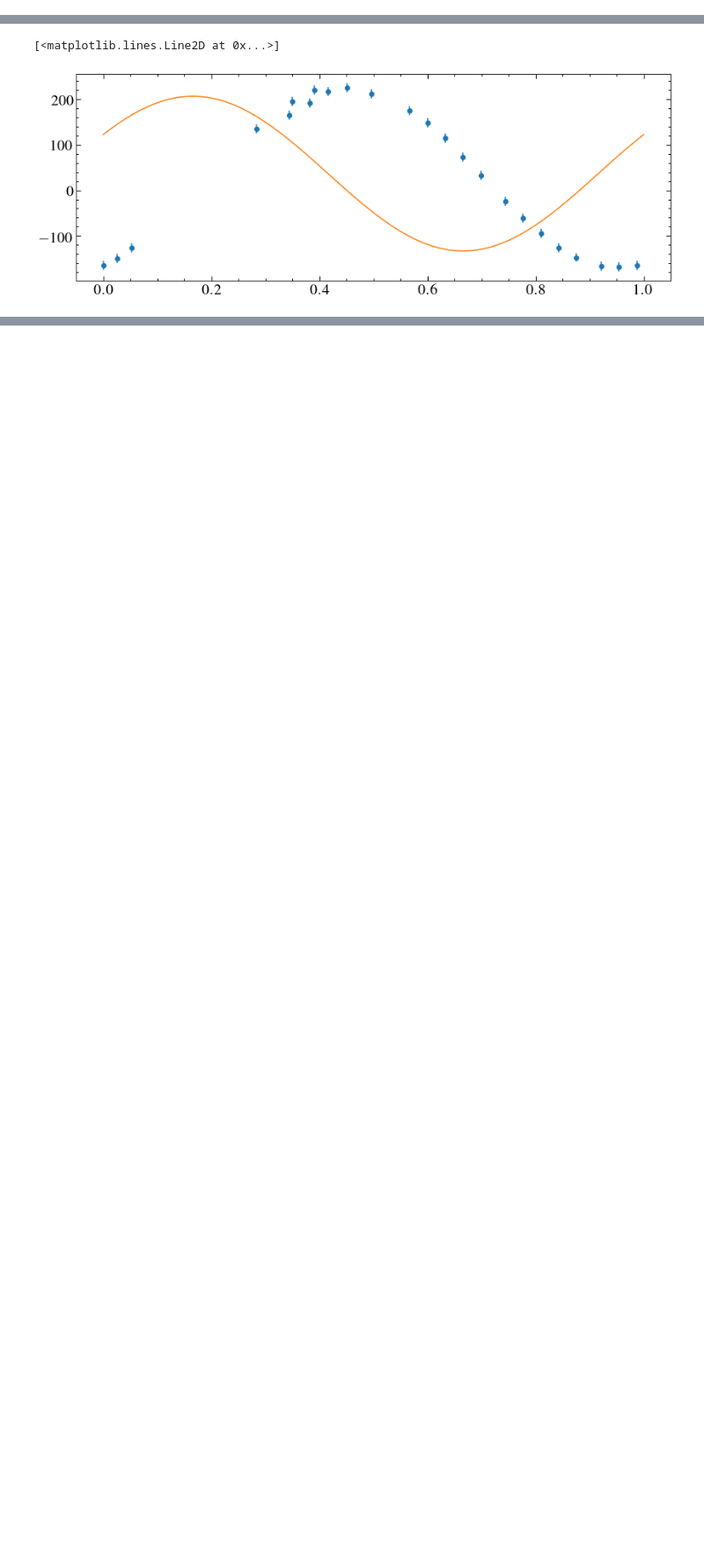
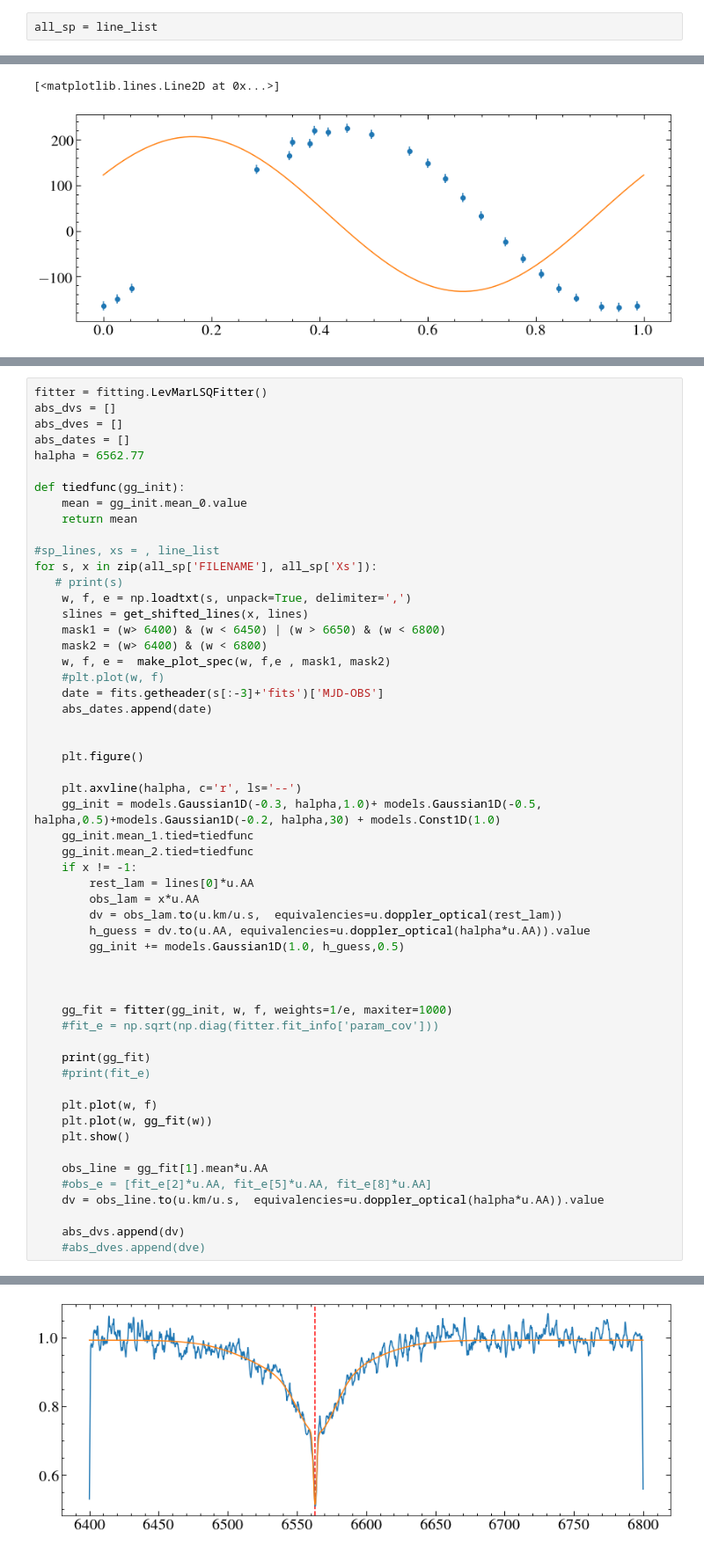
Before and after one commit to davidjwilson/wd-bd, a Jupyter notebook: dv_find.ipynb, the cells around one changed output, grey strips where cells are left out. Shown at 88% size. Drawn from its saved outputs; the diff is of its cells as text; blank space fills up the shorter version.

```diff
--- a/dv_find.ipynb
+++ b/dv_find.ipynb
@@ -24,6 +24,8 @@ vispath = path + 'VIS_notell/'
 sp = glob.glob(vispath+'*TAC.csv')
 # %%
 line_list = Table.read('line_positions.ecsv')
+# %%
+all_sp = line_list
 # %%
 len(line_list[line_list['Xs'] !=  -1.0])
 # %% [output]
@@ -266,0 +290,56 @@ Can't deal with errors for some reason
+# %%
+fitter = fitting.LevMarLSQFitter()
+abs_dvs = []
+abs_dves = []
+abs_dates = []
+halpha = 6562.77
+
+def tiedfunc(gg_init):
+    mean = gg_init.mean_0.value
+    return mean
+
+#sp_lines, xs = , line_list
+for s, x in zip(all_sp['FILENAME'], all_sp['Xs']):
+   # print(s)
+    w, f, e = np.loadtxt(s, unpack=True, delimiter=',')
+    slines = get_shifted_lines(x, lines)
+    mask1 = (w> 6400) & (w < 6450) | (w > 6650) & (w < 6800)
+    mask2 = (w> 6400) & (w < 6800)
+    w, f, e =  make_plot_spec(w, f,e , mask1, mask2)
+    #plt.plot(w, f)
+    date = fits.getheader(s[:-3]+'fits')['MJD-OBS']
+    abs_dates.append(date)
+
+
+    plt.figure()
+
+    plt.axvline(halpha, c='r', ls='--')
+    gg_init = models.Gaussian1D(-0.3, halpha,1.0)+ models.Gaussian1D(-0.5, halpha,0.5)+models.Gaussian1D(-0.2, halpha,30) + models.Const1D(1.0)
+    gg_init.mean_1.tied=tiedfunc
+    gg_init.mean_2.tied=tiedfunc
+    if x != -1:
+        rest_lam = lines[0]*u.AA
+        obs_lam = x*u.AA
+        dv = obs_lam.to(u.km/u.s,  equivalencies=u.doppler_optical(rest_lam))
+        h_guess = dv.to(u.AA, equivalencies=u.doppler_optical(halpha*u.AA)).value
+        gg_init += models.Gaussian1D(1.0, h_guess,0.5)
+
+
+
+    gg_fit = fitter(gg_init, w, f, weights=1/e, maxiter=1000)
+    #fit_e = np.sqrt(np.diag(fitter.fit_info['param_cov']))
+
+    print(gg_fit)
+    #print(fit_e)
+
+    plt.plot(w, f)
+    plt.plot(w, gg_fit(w))
+    plt.show()
+
+    obs_line = gg_fit[1].mean*u.AA
+    #obs_e = [fit_e[2]*u.AA, fit_e[5]*u.AA, fit_e[8]*u.AA]
+    dv = obs_line.to(u.km/u.s,  equivalencies=u.doppler_optical(halpha*u.AA)).value
+
+    abs_dvs.append(dv)
+    #abs_dves.append(dve)
+# %% [output]
@@ -266,0 +365 @@ Can't deal with errors for some reason
+[figure, added]
```
Also changed, not shown: parts of 14 cells of this notebook, 1 other file.
